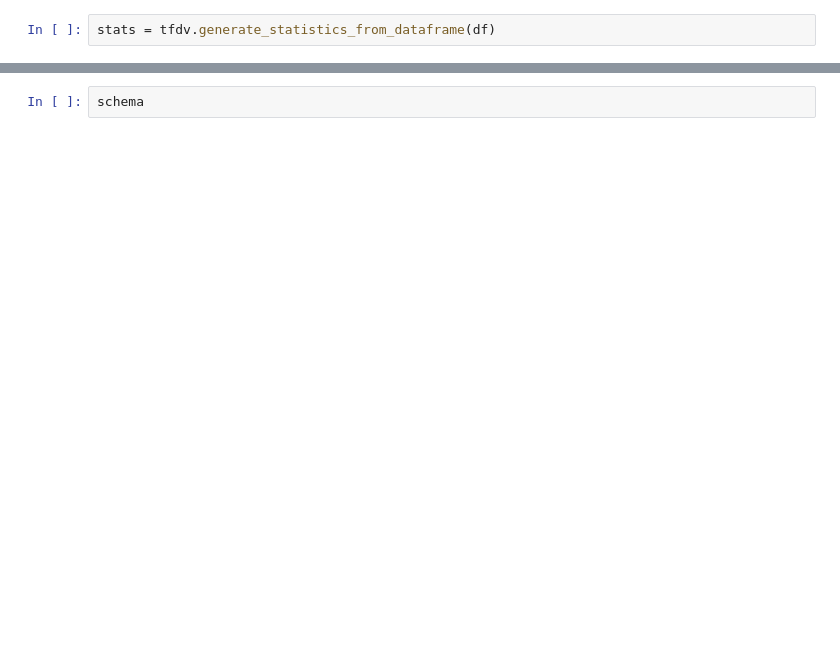
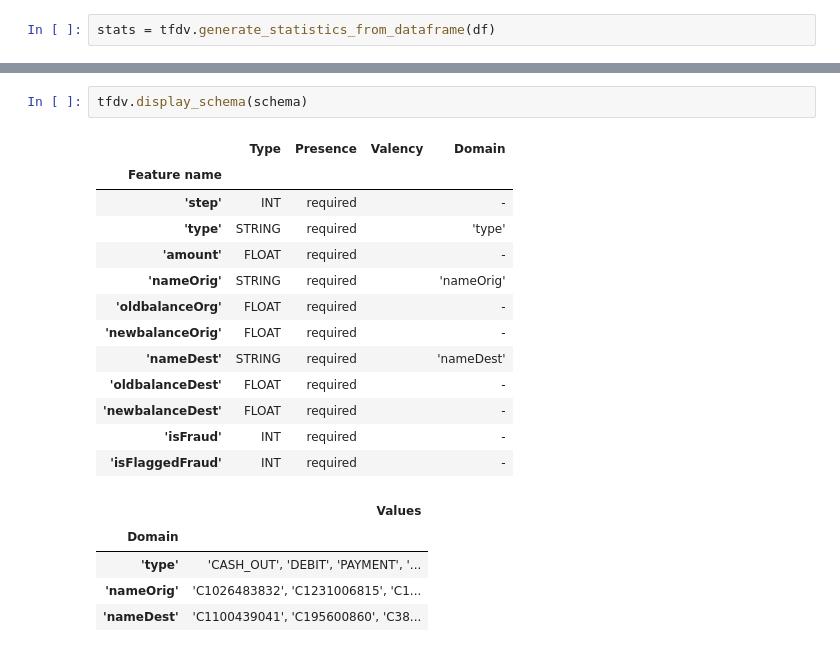
Before and after one commit to jean-pierre-gergie/tfx_docker, a Jupyter notebook: pipeline/Untitled.ipynb, the cells around one changed output, grey strips where cells are left out. Cells and saved outputs as stored; diff of their text form; blank space fills up the shorter version.

```diff
--- a/pipeline/Untitled.ipynb
+++ b/pipeline/Untitled.ipynb
@@ -90,5 +102,24 @@ print("Inferred schema with", len(schema.feature), "features.")
 # %%
-schema
+tfdv.display_schema(schema)
+# %% [output]
+|  | Type | Presence | Valency | Domain |
+| Feature name |  |  |  |  |
+| 'step' | INT | required |  | - |
+| 'type' | STRING | required |  | 'type' |
+| 'amount' | FLOAT | required |  | - |
+| 'nameOrig' | STRING | required |  | 'nameOrig' |
+| 'oldbalanceOrg' | FLOAT | required |  | - |
+| 'newbalanceOrig' | FLOAT | required |  | - |
+| 'nameDest' | STRING | required |  | 'nameDest' |
+| 'oldbalanceDest' | FLOAT | required |  | - |
+| 'newbalanceDest' | FLOAT | required |  | - |
+| 'isFraud' | INT | required |  | - |
+| 'isFlaggedFraud' | INT | required |  | - |
+|  | Values |
+| Domain |  |
+| 'type' | 'CASH_OUT', 'DEBIT', 'PAYMENT', '... |
+| 'nameOrig' | 'C1026483832', 'C1231006815', 'C1... |
+| 'nameDest' | 'C1100439041', 'C195600860', 'C38... |
 # %%
 anomalies = tfdv.validate_statistics(statistics=stats, schema=schema)
 print("Anomalies found:", anomalies.anomaly_info.keys())
```
Also changed, not shown: parts of 10 cells of this notebook, 2 other files.
